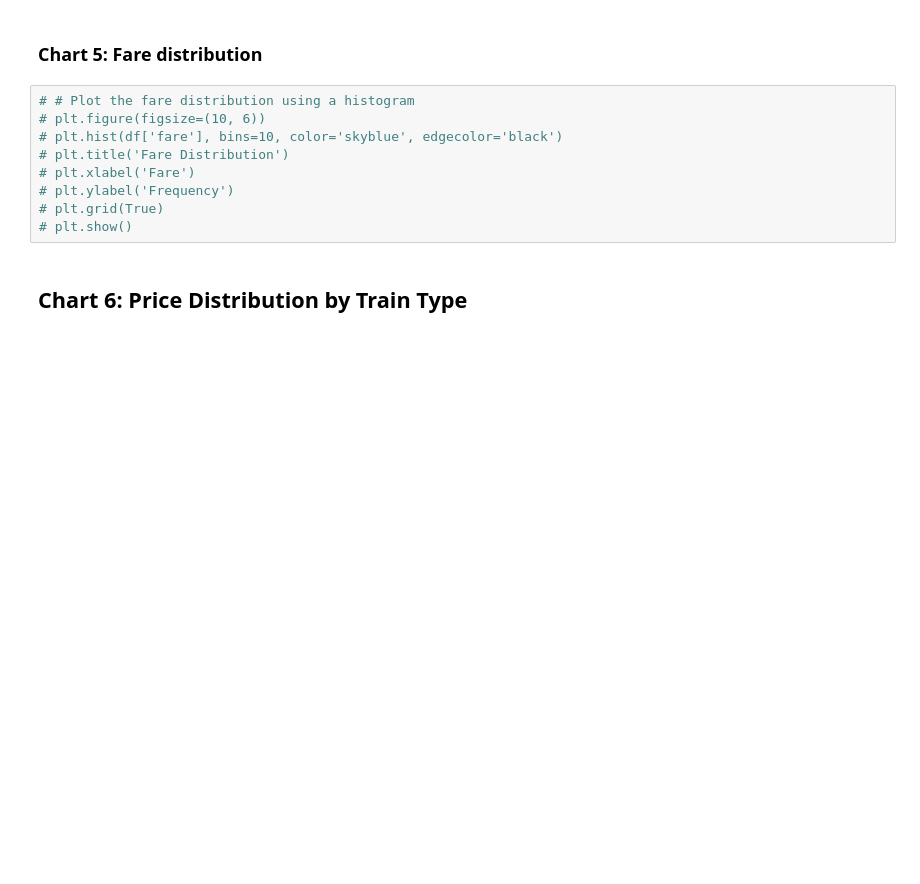
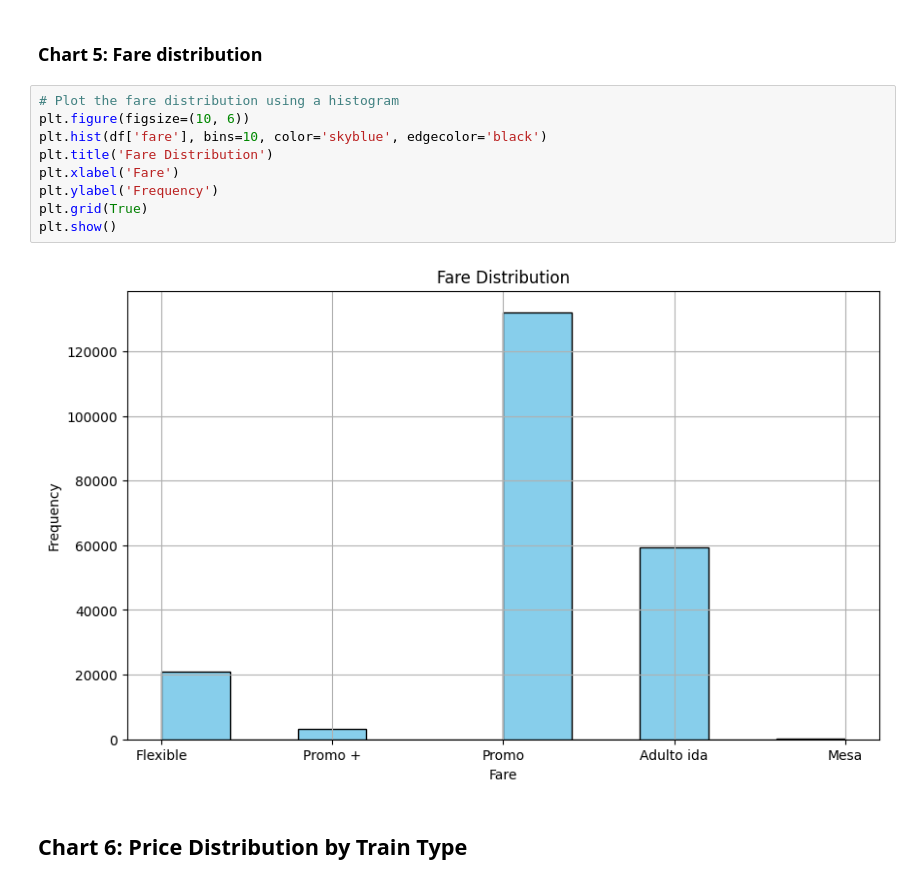
Before and after one commit to Asfiya-edu/Train-Ticket-Price-Prediction-using-Machine-Learning, a Jupyter notebook: Train_Ticket_price_prediction_.ipynb, the cells around one changed output. Cells and saved outputs as stored; diff of their text form; blank space fills up the shorter version.

```diff
--- a/Train_Ticket_price_prediction_.ipynb
+++ b/Train_Ticket_price_prediction_.ipynb
@@ -332,14 +342,16 @@ Cama Turista ==> Sleeper
 # %% [markdown]
 ### **Chart 5: Fare distribution**
 # %%
-# # Plot the fare distribution using a histogram
-# plt.figure(figsize=(10, 6))
-# plt.hist(df['fare'], bins=10, color='skyblue', edgecolor='black')
-# plt.title('Fare Distribution')
-# plt.xlabel('Fare')
-# plt.ylabel('Frequency')
-# plt.grid(True)
-# plt.show()
+# Plot the fare distribution using a histogram
+plt.figure(figsize=(10, 6))
+plt.hist(df['fare'], bins=10, color='skyblue', edgecolor='black')
+plt.title('Fare Distribution')
+plt.xlabel('Fare')
+plt.ylabel('Frequency')
+plt.grid(True)
+plt.show()
+# %% [output]
+[figure, added]
 # %% [markdown]
 ## **Chart 6: Price Distribution by Train Type**
 # %%
```
Also changed, not shown: parts of 26 cells of this notebook.
